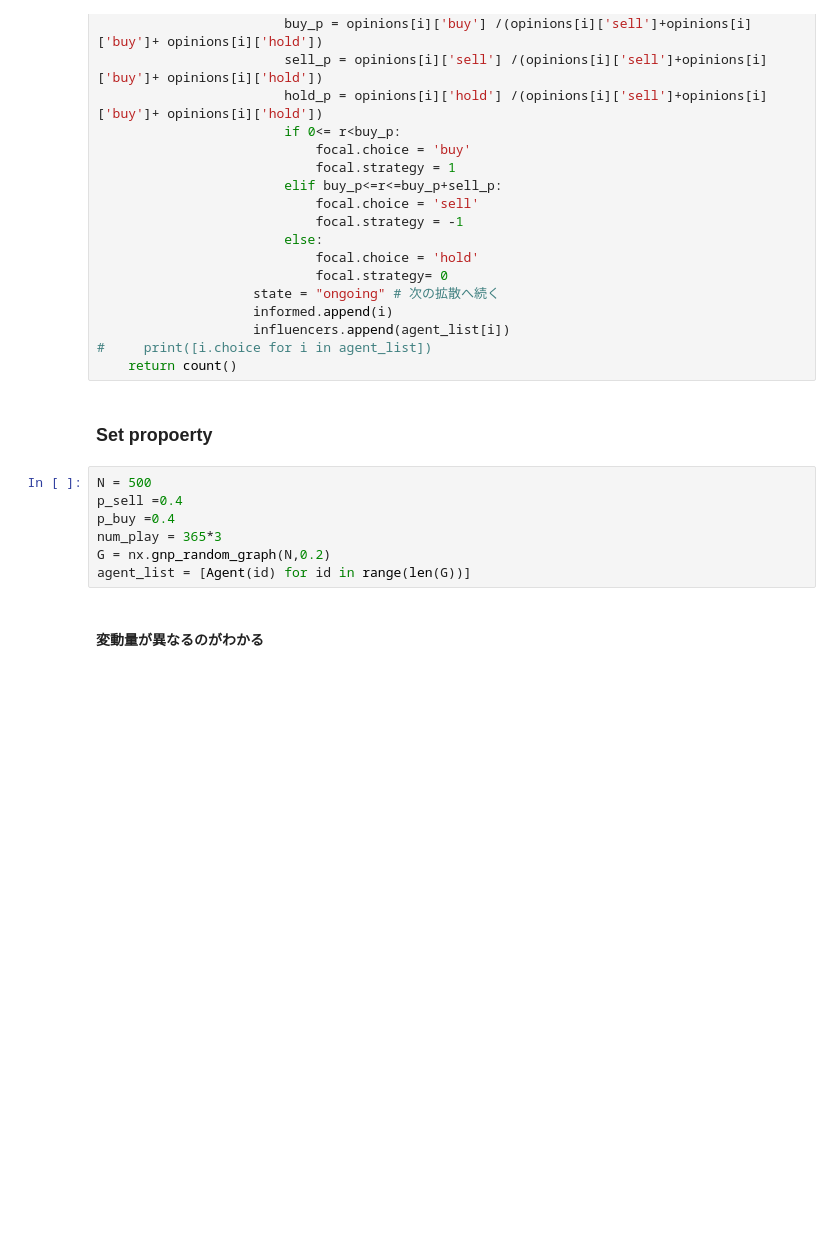
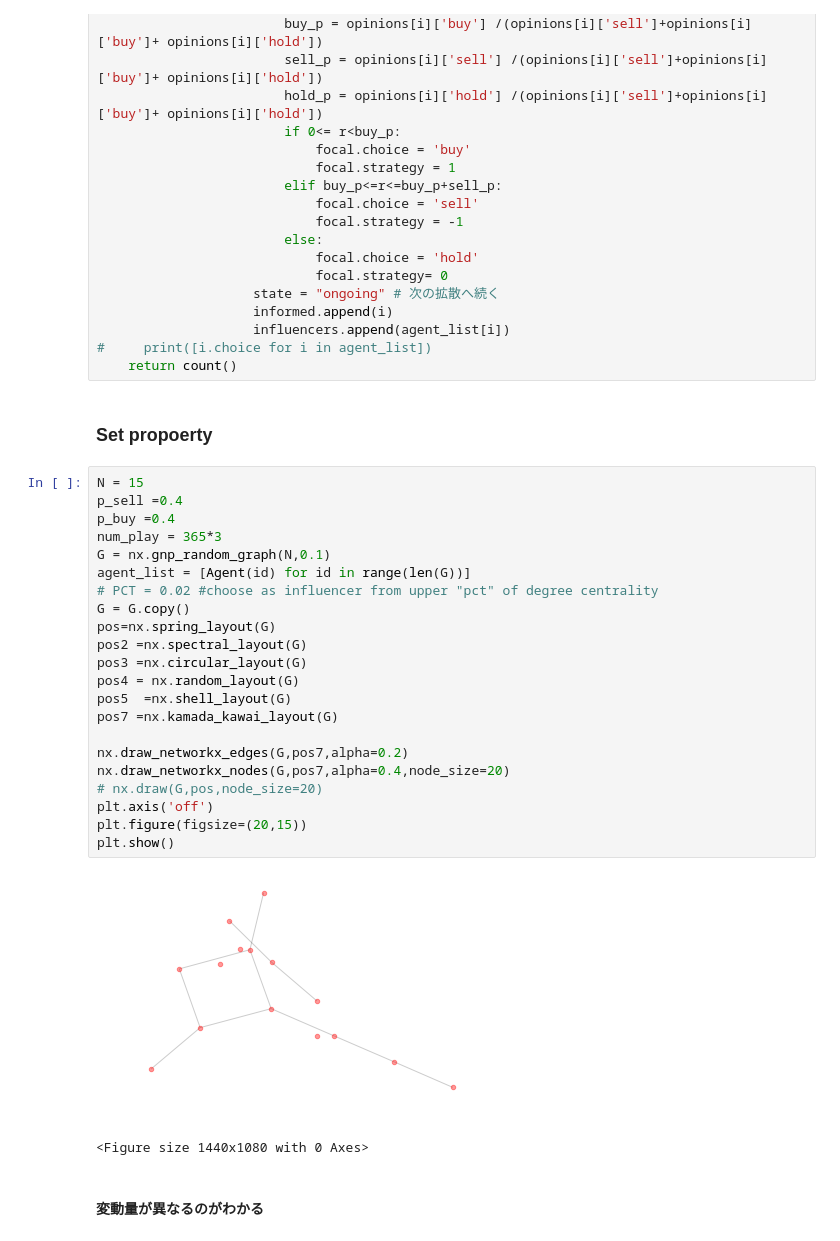
Before and after one commit to puva01/thesis, a Jupyter notebook: Independent Cascade Model.ipynb, the cells around one changed output. Drawn from its saved outputs; the diff is of its cells as text; blank space fills up the shorter version.

Commit message:
add simulation visualization

```diff
--- a/Independent Cascade Model.ipynb
+++ b/Independent Cascade Model.ipynb
@@ -94,13 +95,31 @@ def IC_model_diffusion(G, diffusion_probability):
     return count()
 # %% [markdown]
 ### Set propoerty
-# %%
-N = 500
-p_sell =0.4
-p_buy =0.4
-num_play = 365*3
-G = nx.gnp_random_graph(N,0.2)
-agent_list = [Agent(id) for id in range(len(G))]
+# %%
+N = 15
+p_sell =0.4
+p_buy =0.4
+num_play = 365*3
+G = nx.gnp_random_graph(N,0.1)
+agent_list = [Agent(id) for id in range(len(G))]
+# PCT = 0.02 #choose as influencer from upper "pct" of degree centrality
+G = G.copy()
+pos=nx.spring_layout(G)
+pos2 =nx.spectral_layout(G)
+pos3 =nx.circular_layout(G)
+pos4 = nx.random_layout(G)
+pos5  =nx.shell_layout(G)
+pos7 =nx.kamada_kawai_layout(G)
+
+nx.draw_networkx_edges(G,pos7,alpha=0.2)
+nx.draw_networkx_nodes(G,pos7,alpha=0.4,node_size=20)
+# nx.draw(G,pos,node_size=20)
+plt.axis('off')
+plt.figure(figsize=(20,15))
+plt.show()
+# %% [output]
+[figure, added]
+<Figure size 1440x1080 with 0 Axes>
 # %% [markdown]
 #### 変動量が異なるのがわかる
 # %%
```
Also changed, not shown: parts of 10 cells of this notebook.
